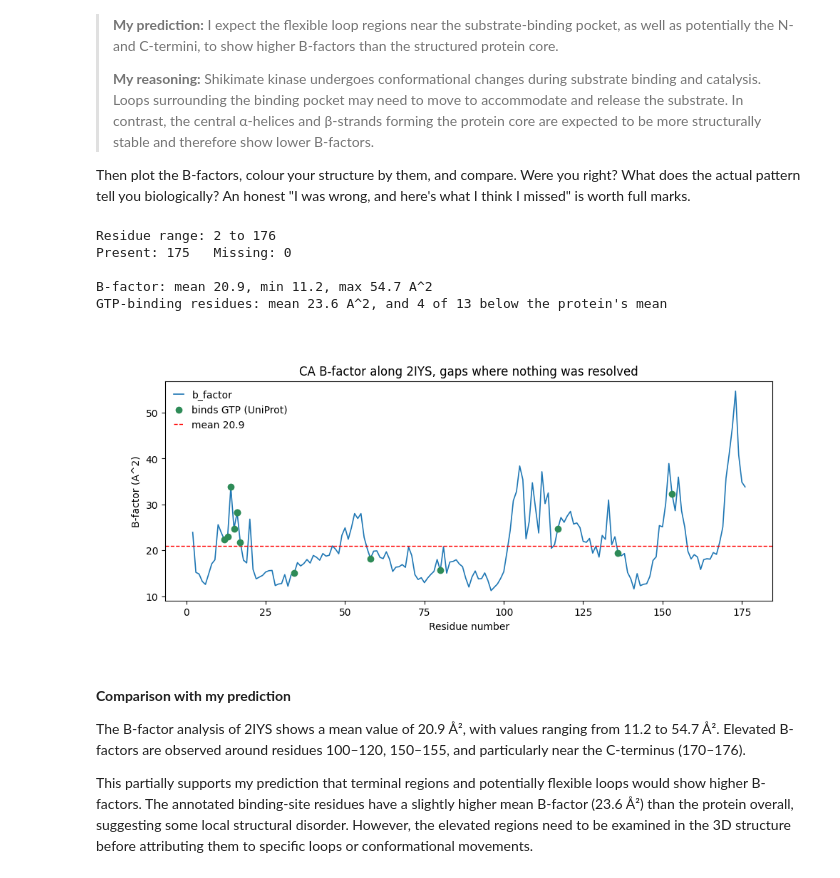
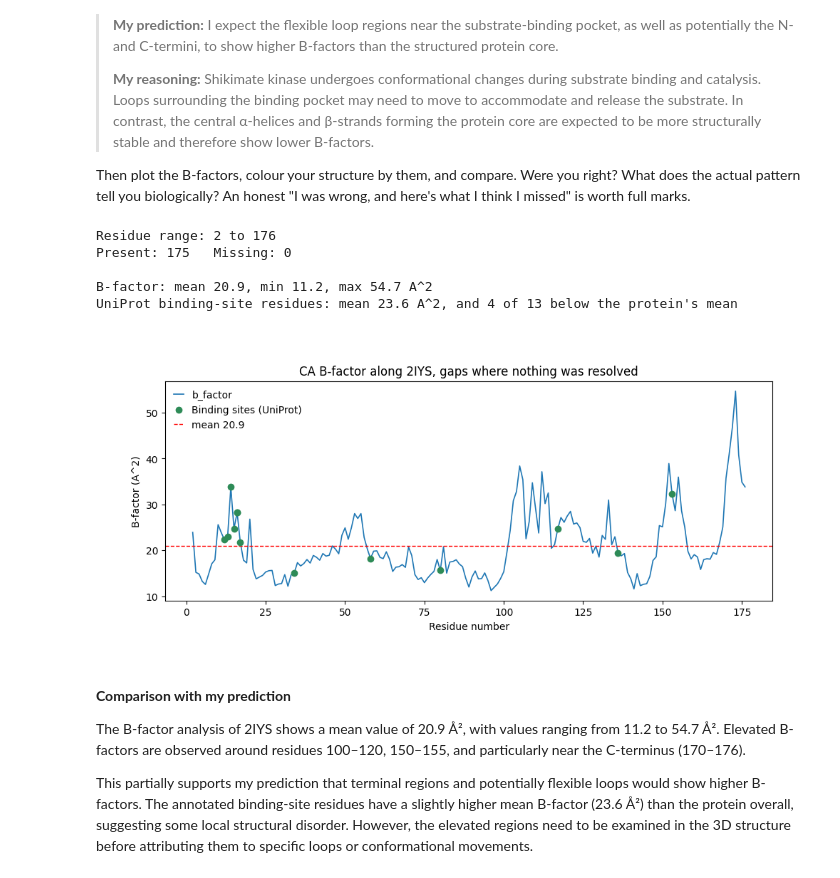
Before and after one commit to JosefBirnoecker/Strukturbioinformatik_Projekt, a Jupyter notebook: ex01_workbook.ipynb, the cells around one changed output. Drawn from its saved outputs; the diff is of its cells as text; code cells hidden in the pictures.

```diff
--- a/ex01_workbook.ipynb
+++ b/ex01_workbook.ipynb
@@ -563,31 +571,32 @@ full marks.
 # %%
 atoms_chain_a = atoms_df[
     (atoms_df["chain_id"] == "A") &
     (atoms_df["atom_name"] == "CA")
 ].drop_duplicates(subset="residue_number")
 
 bfactors = bfactor_profile(atoms_chain_a)
 print(f"Residue range: {bfactors.index.min()} to {bfactors.index.max()}")
 print(f"Present: {bfactors.notna().sum()}   Missing: {bfactors.isna().sum()}")
 print(f"\nB-factor: mean {bfactors.mean():.1f}, min {bfactors.min():.1f}, "
       f"max {bfactors.max():.1f} A^2")
-print(f"GTP-binding residues: mean {bfactors[gtp].mean():.1f} A^2, and "
+print(f"UniProt binding-site residues: mean {bfactors[gtp].mean():.1f} A^2, and "
       f"{(bfactors[gtp] < bfactors.mean()).sum()} of {len(gtp)} below the protein's mean")
 
 ax = bfactors.plot(figsize=(11, 4), lw=1.2,
                    title=f"CA B-factor along {pdb_id}, gaps where nothing was resolved")
-ax.scatter(gtp, bfactors[gtp], color="seagreen", zorder=3, label="binds GTP (UniProt)")
+ax.scatter(gtp, bfactors[gtp], color="seagreen",
+           zorder=3, label="Binding sites (UniProt)")
 ax.set_ylabel("B-factor (A^2)")
 ax.axhline(bfactors.mean(), color="red", ls="--", lw=1, label=f"mean {bfactors.mean():.1f}")
 ax.legend()
 plt.show()
 # %% [output]
 Residue range: 2 to 176
 Present: 175   Missing: 0
 
 B-factor: mean 20.9, min 11.2, max 54.7 A^2
-GTP-binding residues: mean 23.6 A^2, and 4 of 13 below the protein's mean
+UniProt binding-site residues: mean 23.6 A^2, and 4 of 13 below the protein's mean
-[figure, old version]
+[figure, new version]
 # %% [markdown]
 **Comparison with my prediction**
 
```
Also changed, not shown: parts of 10 cells of this notebook.
